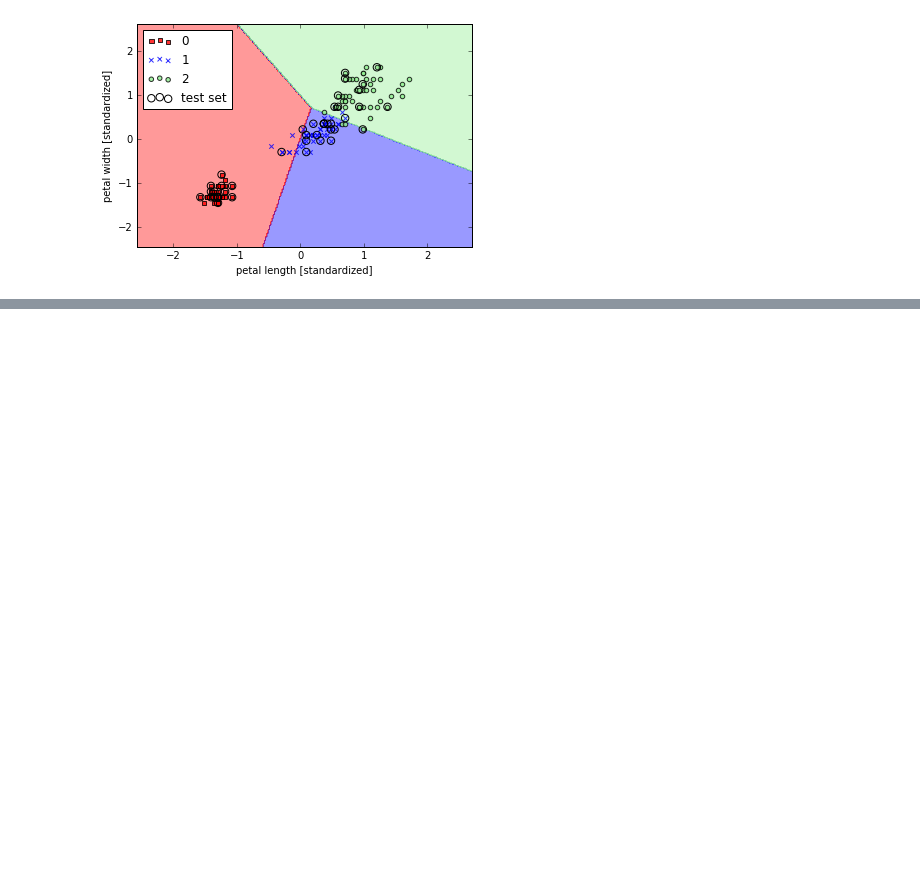
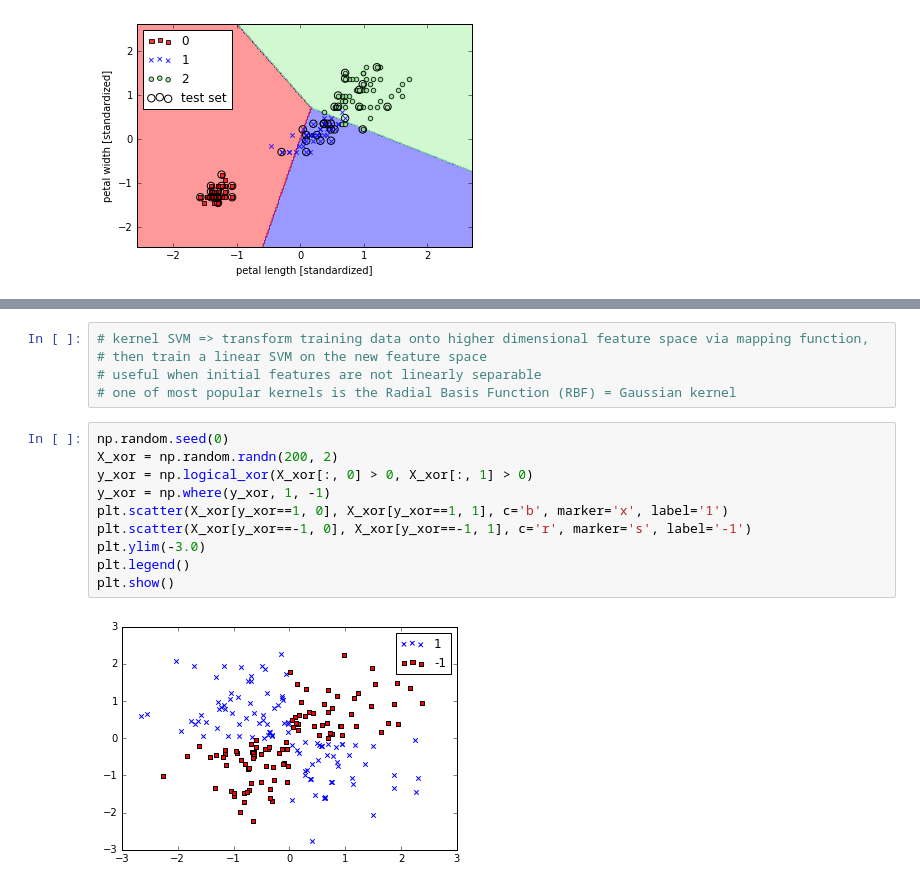
Before and after one commit to stephenjjones/scikit-learn-classifiers-playground, a Jupyter notebook: playground.ipynb, the cells around one changed output, grey strips where cells are left out. Cells and saved outputs as stored; diff of their text form; blank space fills up the shorter version.

```diff
--- a/playground.ipynb
+++ b/playground.ipynb
@@ -58,0 +110,17 @@ plt.show()
+# %%
+# kernel SVM => transform training data onto higher dimensional feature space via mapping function,
+# then train a linear SVM on the new feature space
+# useful when initial features are not linearly separable
+# one of most popular kernels is the Radial Basis Function (RBF) = Gaussian kernel
+# %%
+np.random.seed(0)
+X_xor = np.random.randn(200, 2)
+y_xor = np.logical_xor(X_xor[:, 0] > 0, X_xor[:, 1] > 0)
+y_xor = np.where(y_xor, 1, -1)
+plt.scatter(X_xor[y_xor==1, 0], X_xor[y_xor==1, 1], c='b', marker='x', label='1')
+plt.scatter(X_xor[y_xor==-1, 0], X_xor[y_xor==-1, 1], c='r', marker='s', label='-1')
+plt.ylim(-3.0)
+plt.legend()
+plt.show()
+# %% [output]
+[figure, added]
```
Also changed, not shown: parts of 11 cells of this notebook.
